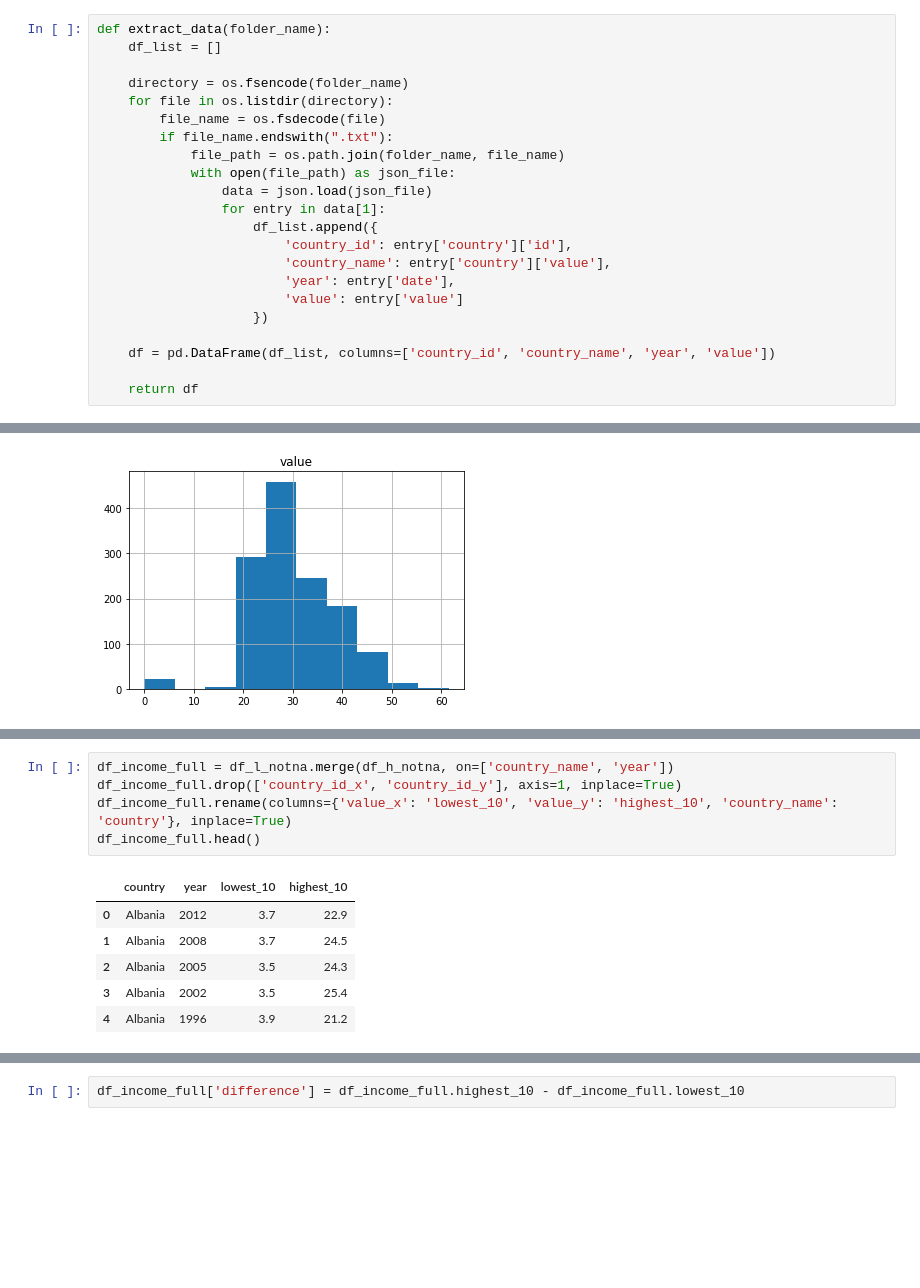
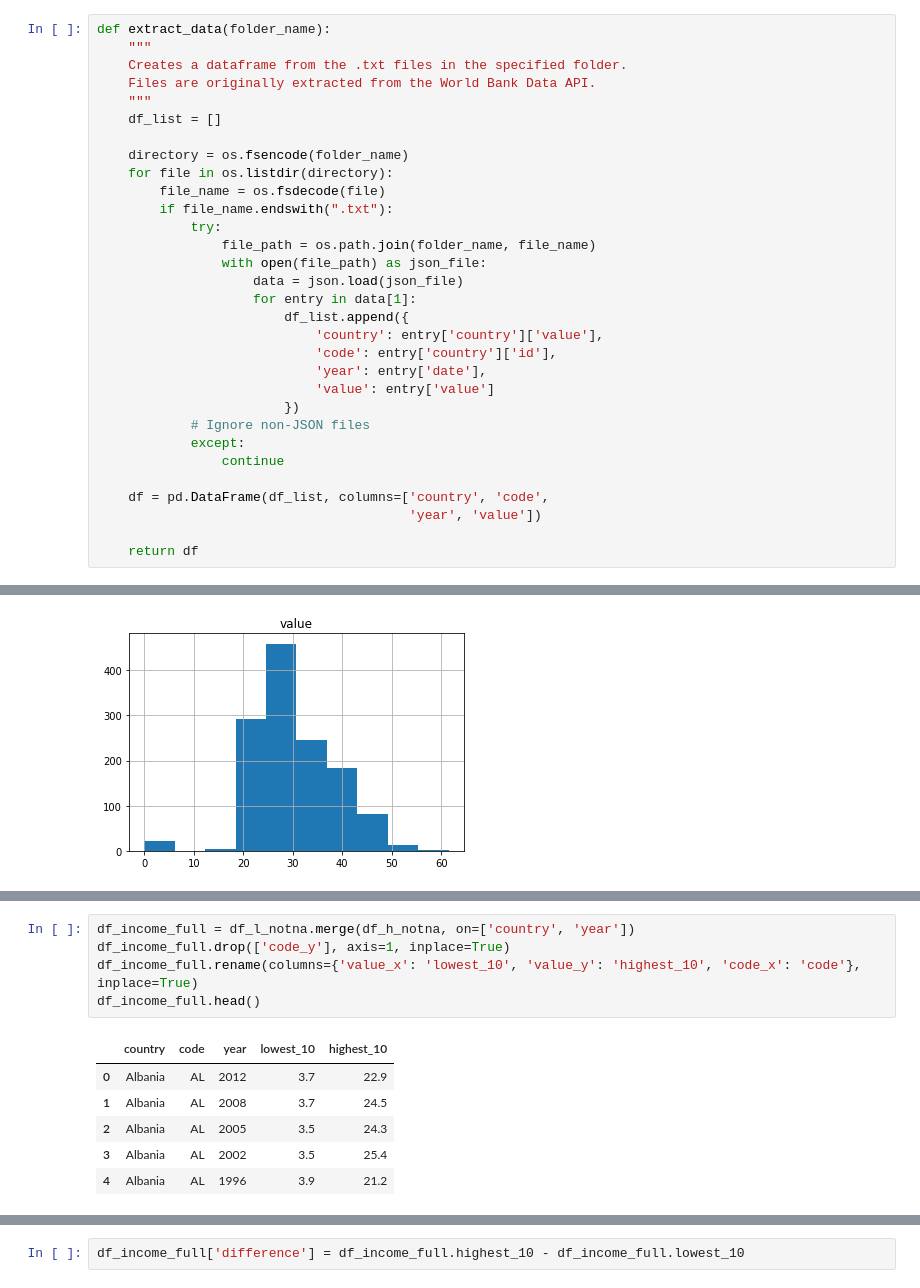
Before and after one commit to rebeccaebarnes/income-inequality, a Jupyter notebook: poverty_web_app.ipynb, the cells around one changed output, grey strips where cells are left out. Drawn from its saved outputs; the diff is of its cells as text; blank space fills up the shorter version.

```diff
--- a/poverty_web_app.ipynb
+++ b/poverty_web_app.ipynb
@@ -88,22 +116,31 @@ full_query('SI.POV.NAGP', params, 'data')
 # %%
 def extract_data(folder_name):
+    """
+    Creates a dataframe from the .txt files in the specified folder.
+    Files are originally extracted from the World Bank Data API.
+    """
     df_list = []
 
     directory = os.fsencode(folder_name)
     for file in os.listdir(directory):
         file_name = os.fsdecode(file)
         if file_name.endswith(".txt"):
-            file_path = os.path.join(folder_name, file_name)
-            with open(file_path) as json_file:
-                data = json.load(json_file)
-                for entry in data[1]:
-                    df_list.append({
-                        'country_id': entry['country']['id'],
-                        'country_name': entry['country']['value'],
-                        'year': entry['date'],
-                        'value': entry['value']
-                    })
+            try:
+                file_path = os.path.join(folder_name, file_name)
+                with open(file_path) as json_file:
+                    data = json.load(json_file)
+                    for entry in data[1]:
+                        df_list.append({
+                            'country': entry['country']['value'],
+                            'code': entry['country']['id'],
+                            'year': entry['date'],
+                            'value': entry['value']
+                        })
+            # Ignore non-JSON files
+            except:
+                continue
 
-    df = pd.DataFrame(df_list, columns=['country_id', 'country_name', 'year', 'value'])
+    df = pd.DataFrame(df_list, columns=['country', 'code',
+                                        'year', 'value'])
 
     return df
@@ -373,12 +425,12 @@ These datasets can definitely be joined and melted.
 # %%
-df_income_full = df_l_notna.merge(df_h_notna, on=['country_name', 'year'])
-df_income_full.drop(['country_id_x', 'country_id_y'], axis=1, inplace=True)
-df_income_full.rename(columns={'value_x': 'lowest_10', 'value_y': 'highest_10', 'country_name': 'country'}, inplace=True)
+df_income_full = df_l_notna.merge(df_h_notna, on=['country', 'year'])
+df_income_full.drop(['code_y'], axis=1, inplace=True)
+df_income_full.rename(columns={'value_x': 'lowest_10', 'value_y': 'highest_10', 'code_x': 'code'}, inplace=True)
 df_income_full.head()
 # %% [output]
-|  | country | year | lowest_10 | highest_10 |
-| 0 | Albania | 2012 | 3.7 | 22.9 |
-| 1 | Albania | 2008 | 3.7 | 24.5 |
-| 2 | Albania | 2005 | 3.5 | 24.3 |
-| 3 | Albania | 2002 | 3.5 | 25.4 |
-| 4 | Albania | 1996 | 3.9 | 21.2 |
+|  | country | code | year | lowest_10 | highest_10 |
+| 0 | Albania | AL | 2012 | 3.7 | 22.9 |
+| 1 | Albania | AL | 2008 | 3.7 | 24.5 |
+| 2 | Albania | AL | 2005 | 3.5 | 24.3 |
+| 3 | Albania | AL | 2002 | 3.5 | 25.4 |
+| 4 | Albania | AL | 1996 | 3.9 | 21.2 |
```
Also changed, not shown: parts of 51 cells of this notebook.
